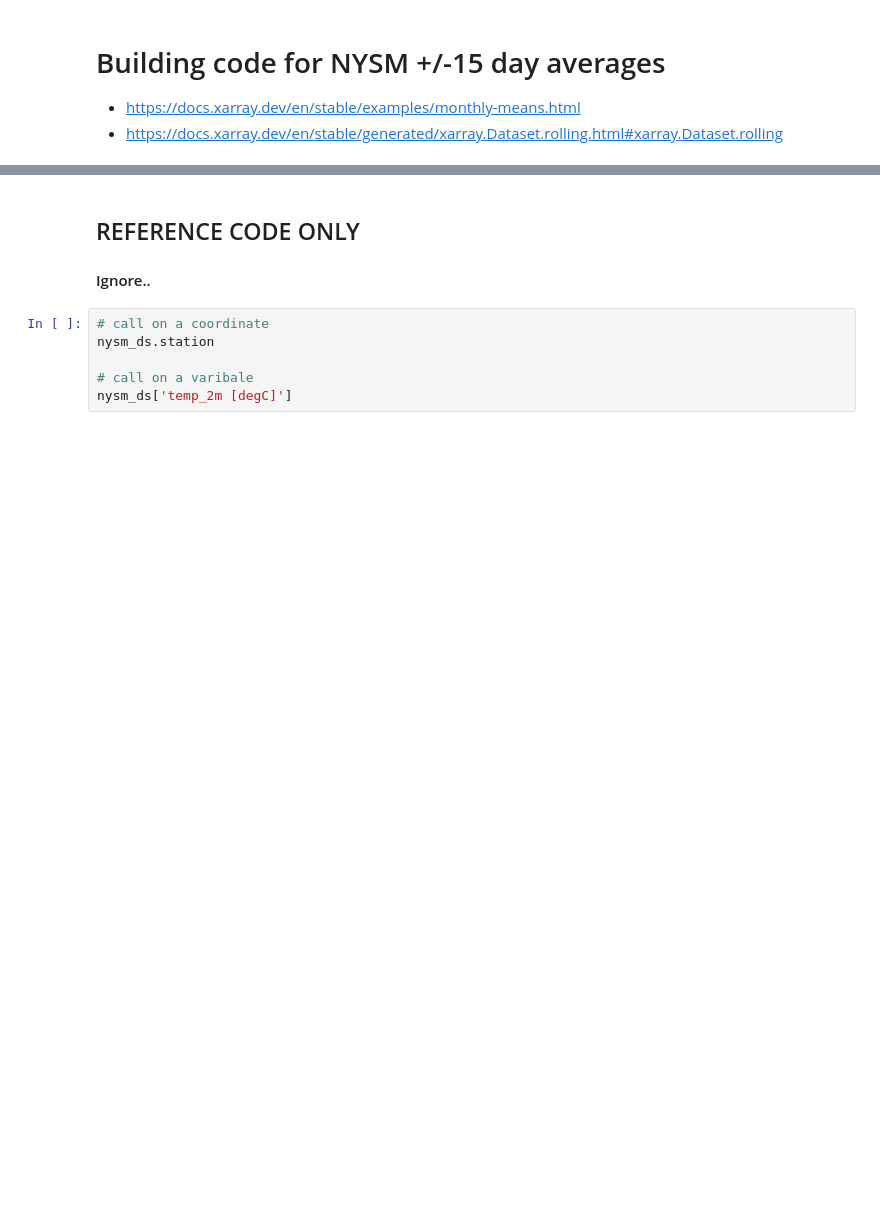
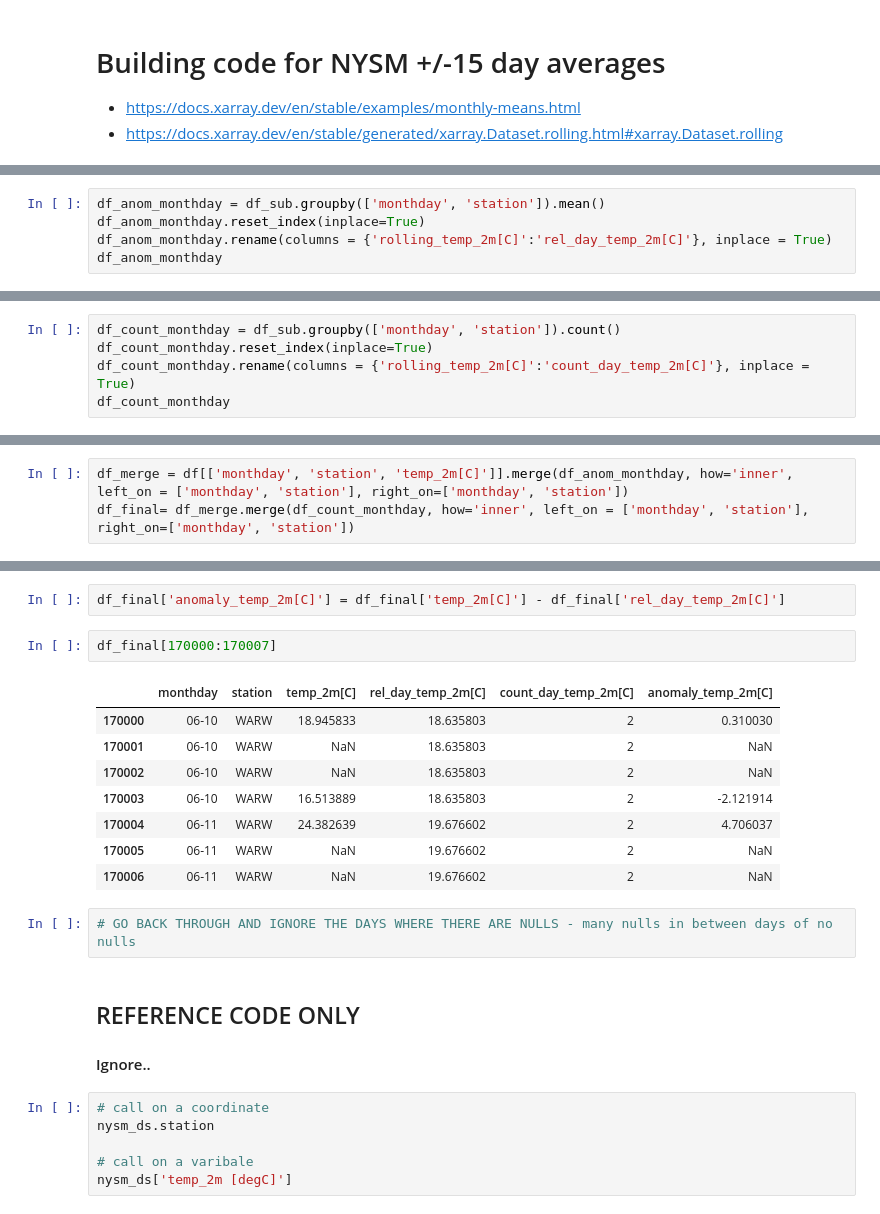
Before and after one commit to cgsutter/ATM622-General-Circulation, a Jupyter notebook: testing/NYSM_trends.ipynb, the cells around one changed output, grey strips where cells are left out. Cells and saved outputs as stored; diff of their text form; blank space fills up the shorter version.

```diff
--- a/testing/NYSM_trends.ipynb
+++ b/testing/NYSM_trends.ipynb
@@ -108,0 +293,5 @@ Data variables: (12/28)
+# %%
+df_anom_monthday = df_sub.groupby(['monthday', 'station']).mean()
+df_anom_monthday.reset_index(inplace=True)
+df_anom_monthday.rename(columns = {'rolling_temp_2m[C]':'rel_day_temp_2m[C]'}, inplace = True)
+df_anom_monthday
@@ -108,0 +312,5 @@ Data variables: (12/28)
+# %%
+df_count_monthday = df_sub.groupby(['monthday', 'station']).count()
+df_count_monthday.reset_index(inplace=True)
+df_count_monthday.rename(columns = {'rolling_temp_2m[C]':'count_day_temp_2m[C]'}, inplace = True)
+df_count_monthday
@@ -108,0 +336,3 @@ Data variables: (12/28)
+# %%
+df_merge = df[['monthday', 'station', 'temp_2m[C]']].merge(df_anom_monthday, how='inner', left_on = ['monthday', 'station'], right_on=['monthday', 'station'])
+df_final= df_merge.merge(df_count_monthday, how='inner', left_on = ['monthday', 'station'], right_on=['monthday', 'station'])
@@ -109,3 +350,18 @@ Data variables: (12/28)
+# %%
+df_final['anomaly_temp_2m[C]'] = df_final['temp_2m[C]'] - df_final['rel_day_temp_2m[C]']
+# %%
+df_final[170000:170007]
+# %% [output]
+|  | monthday | station | temp_2m[C] | rel_day_temp_2m[C] | count_day_temp_2m[C] | anomaly_temp_2m[C] |
+| 170000 | 06-10 | WARW | 18.945833 | 18.635803 | 2 | 0.310030 |
+| 170001 | 06-10 | WARW | NaN | 18.635803 | 2 | NaN |
+| 170002 | 06-10 | WARW | NaN | 18.635803 | 2 | NaN |
+| 170003 | 06-10 | WARW | 16.513889 | 18.635803 | 2 | -2.121914 |
+| 170004 | 06-11 | WARW | 24.382639 | 19.676602 | 2 | 4.706037 |
+| 170005 | 06-11 | WARW | NaN | 19.676602 | 2 | NaN |
+| 170006 | 06-11 | WARW | NaN | 19.676602 | 2 | NaN |
+# %%
+# GO BACK THROUGH AND IGNORE THE DAYS WHERE THERE ARE NULLS - many nulls in between days of no nulls
 # %% [markdown]
 ## REFERENCE CODE ONLY
 #### Ignore..
```
Also changed, not shown: parts of 63 cells of this notebook, 1 other file.
